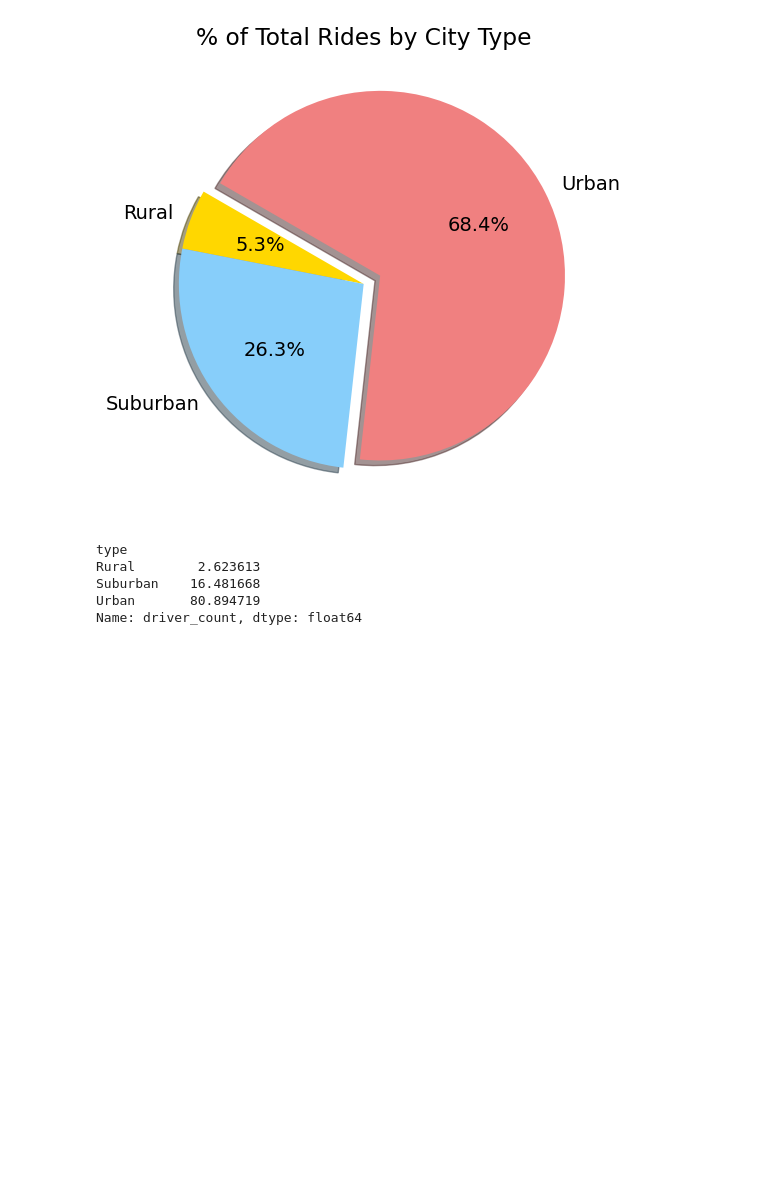
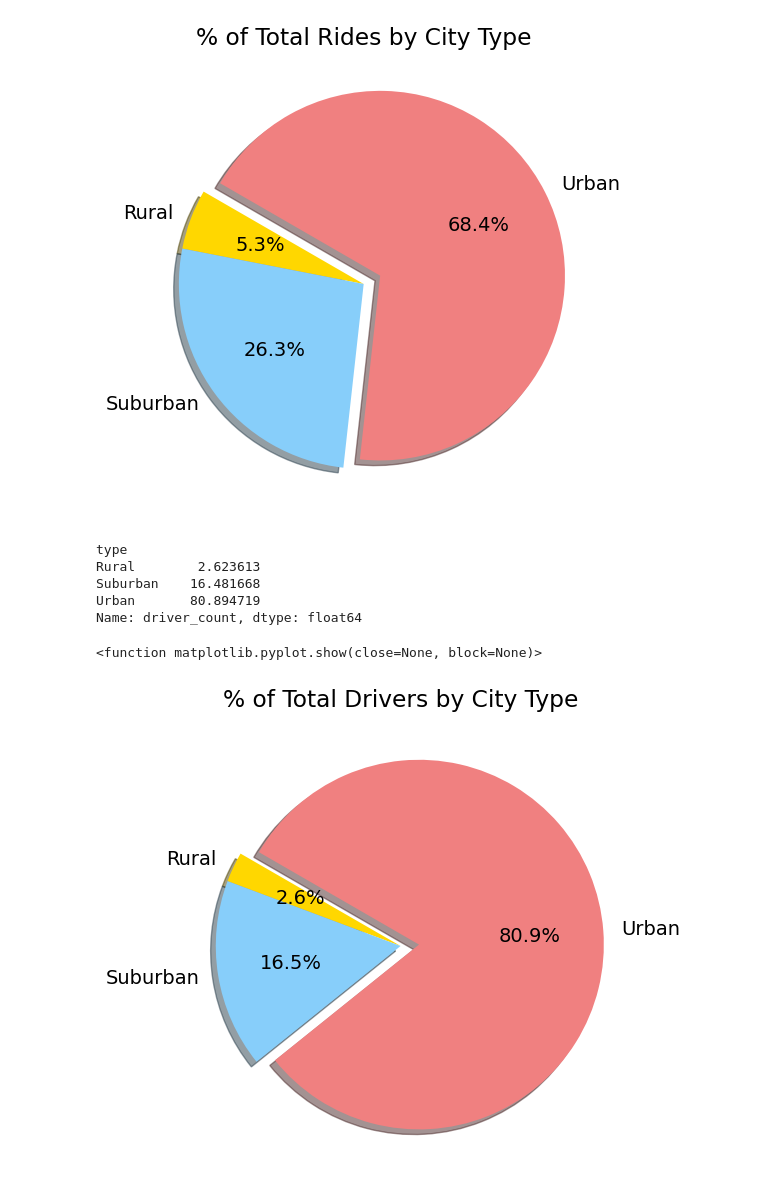
Before and after one commit to NikWalker/PyBer_Analysis, a Jupyter notebook: PyBer.ipynb, the cells around one changed output. Drawn from its saved outputs; the diff is of its cells as text; code cells hidden in the pictures; blank space fills up the shorter version.

```diff
--- a/PyBer.ipynb
+++ b/PyBer.ipynb
@@ -878,12 +878,15 @@ Name: driver_count, dtype: float64
 # %%
 #Build the percentage of drivers by city type pie chart
 plt.subplots(figsize=(10,6))
 plt.pie(driver_percents, labels=['Rural','Suburban','Urban'],
         colors=['gold','lightskyblue','lightcoral'], explode=[0,0,.1], autopct='%1.1f%%',
        shadow=True, startangle=150)
-plt.title('% of Total Rides by City Type')
+plt.title('% of Total Drivers by City Type')
 #change the default font size from 10 to 14
 mpl.rcParams['font.size']= 14
 # Save Figure
-plt.savefig("analysis/Fig6.png")
+plt.savefig("analysis/Fig7.png")
 plt.show
+# %% [output]
+<function matplotlib.pyplot.show(close=None, block=None)>
+[figure, added]
```
Also changed, not shown: 2 other files.
